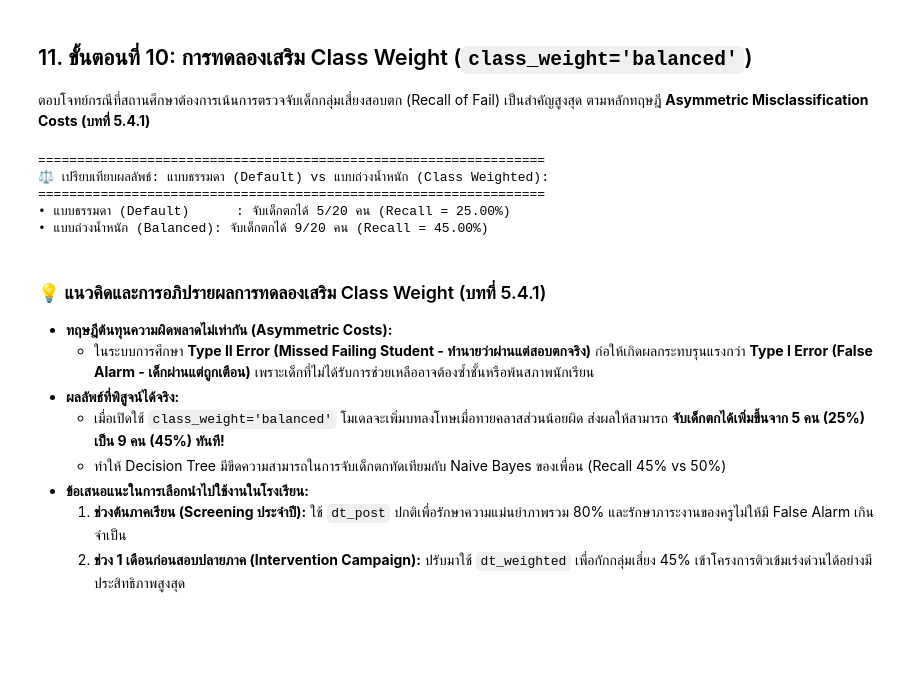
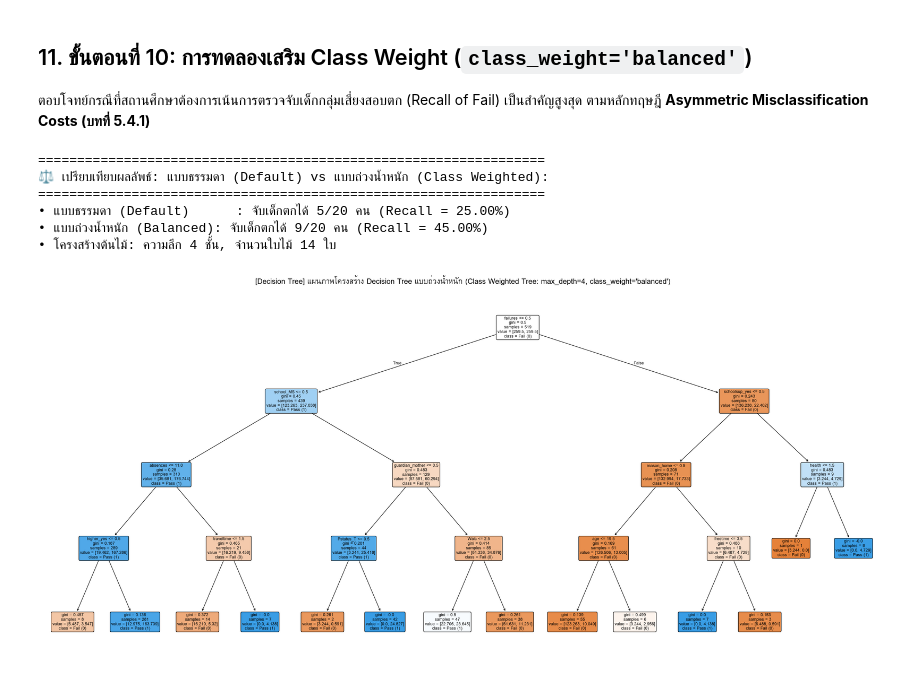
Before and after one commit to bosskitti/student-grade-prediction, a Jupyter notebook: notebooks/02_decision_tree_model.ipynb, the cells around one changed output. Drawn from its saved outputs; the diff is of its cells as text; code cells hidden in the pictures; blank space fills up the shorter version.

Commit message:
feat: add weighted decision tree visualization, pruning analysis, and code to notebook 02 and README

```diff
--- a/notebooks/02_decision_tree_model.ipynb
+++ b/notebooks/02_decision_tree_model.ipynb
@@ -364,31 +364,36 @@ plt.show()
 ## 11. ขั้นตอนที่ 10: การทดลองเสริม Class Weight (`class_weight='balanced'`)
 ตอบโจทย์กรณีที่สถานศึกษาต้องการเน้นการตรวจจับเด็กกลุ่มเสี่ยงสอบตก (Recall of Fail) เป็นสำคัญสูงสุด ตามหลักทฤษฎี **Asymmetric Misclassification Costs (บทที่ 5.4.1)**
 # %%
-# เทรนโมเดลแบบใส่ Class Weight ถ่วงน้ำหนักคลาสเด็กตก
+# เทรนโมเดลแบบใส่ Class Weight ร่วมกับการทำ Pre-Pruning (max_depth=4 - บทที่ 5.2.8)
+import os
 dt_weighted = DecisionTreeClassifier(max_depth=4, class_weight='balanced', random_state=42)
 dt_weighted.fit(X_train, y_train)
 
 y_pred_w = dt_weighted.predict(X_test)
 cm_w = confusion_matrix(y_test, y_pred_w)
 
 print("=" * 65)
 print("⚖️ เปรียบเทียบผลลัพธ์: แบบธรรมดา (Default) vs แบบถ่วงน้ำหนัก (Class Weighted):")
 print("=" * 65)
 print(f"• แบบธรรมดา (Default)      : จับเด็กตกได้ {cm[0,0]}/20 คน (Recall = {recall_score(y_test, y_pred_post, pos_label=0):.2%})")
 print(f"• แบบถ่วงน้ำหนัก (Balanced): จับเด็กตกได้ {cm_w[0,0]}/20 คน (Recall = {recall_score(y_test, y_pred_w, pos_label=0):.2%})")
+print(f"• โครงสร้างต้นไม้: ความลึก {dt_weighted.get_depth()} ชั้น, จำนวนใบไม้ {dt_weighted.get_n_leaves()} ใบ")
+
+# พล็อตแผนภาพต้นไม้ Decision Tree แบบถ่วงน้ำหนัก (Pre-Pruned Weighted Tree)
+plt.figure(figsize=(26, 12), facecolor='#ffffff')
+plot_tree(dt_weighted, feature_names=list(X_train.columns), class_names=['Fail (0)', 'Pass (1)'],
+          filled=True, rounded=True, fontsize=9)
+plt.title("[Decision Tree] แผนภาพโครงสร้าง Decision Tree แบบถ่วงน้ำหนัก (Class Weighted Tree: max_depth=4, class_weight='balanced')",
+          fontsize=16, fontweight='bold', pad=15)
+plt.tight_layout()
+os.makedirs('../images', exist_ok=True)
+plt.savefig('../images/tree_weighted.png', dpi=300, bbox_inches='tight')
+plt.show()
 # %% [output]
 =================================================================
 ⚖️ เปรียบเทียบผลลัพธ์: แบบธรรมดา (Default) vs แบบถ่วงน้ำหนัก (Class Weighted):
 =================================================================
 • แบบธรรมดา (Default)      : จับเด็กตกได้ 5/20 คน (Recall = 25.00%)
 • แบบถ่วงน้ำหนัก (Balanced): จับเด็กตกได้ 9/20 คน (Recall = 45.00%)
+• โครงสร้างต้นไม้: ความลึก 4 ชั้น, จำนวนใบไม้ 14 ใบ
+[figure, added]
-# %% [markdown]
-### 💡 แนวคิดและการอภิปรายผลการทดลองเสริม Class Weight (บทที่ 5.4.1)
-* **ทฤษฎีต้นทุนความผิดพลาดไม่เท่ากัน (Asymmetric Costs):**
-  * ในระบบการศึกษา **Type II Error (Missed Failing Student - ทำนายว่าผ่านแต่สอบตกจริง)** ก่อให้เกิดผลกระทบรุนแรงกว่า **Type I Error (False Alarm - เด็กผ่านแต่ถูกเตือน)** เพราะเด็กที่ไม่ได้รับการช่วยเหลืออาจต้องซ้ำชั้นหรือพ้นสภาพนักเรียน
-* **ผลลัพธ์ที่พิสูจน์ได้จริง:**
-  * เมื่อเปิดใช้ `class_weight='balanced'` โมเดลจะเพิ่มบทลงโทษเมื่อทายคลาสส่วนน้อยผิด ส่งผลให้สามารถ **จับเด็กตกได้เพิ่มขึ้นจาก 5 คน (25%) เป็น 9 คน (45%) ทันที!**
-  * ทำให้ Decision Tree มีขีดความสามารถในการจับเด็กตกทัดเทียมกับ Naive Bayes ของเพื่อน (Recall 45% vs 50%)
-* **ข้อเสนอแนะในการเลือกนำไปใช้งานในโรงเรียน:**
-  1. **ช่วงต้นภาคเรียน (Screening ประจำปี):** ใช้ `dt_post` ปกติเพื่อรักษาความแม่นยำภาพรวม 80% และรักษาภาระงานของครูไม่ให้มี False Alarm เกินจำเป็น
-  2. **ช่วง 1 เดือนก่อนสอบปลายภาค (Intervention Campaign):** ปรับมาใช้ `dt_weighted` เพื่อกักกลุ่มเสี่ยง 45% เข้าโครงการติวเข้มเร่งด่วนได้อย่างมีประสิทธิภาพสูงสุด
```
Also changed, not shown: parts of 7 cells of this notebook, 5 other files.
